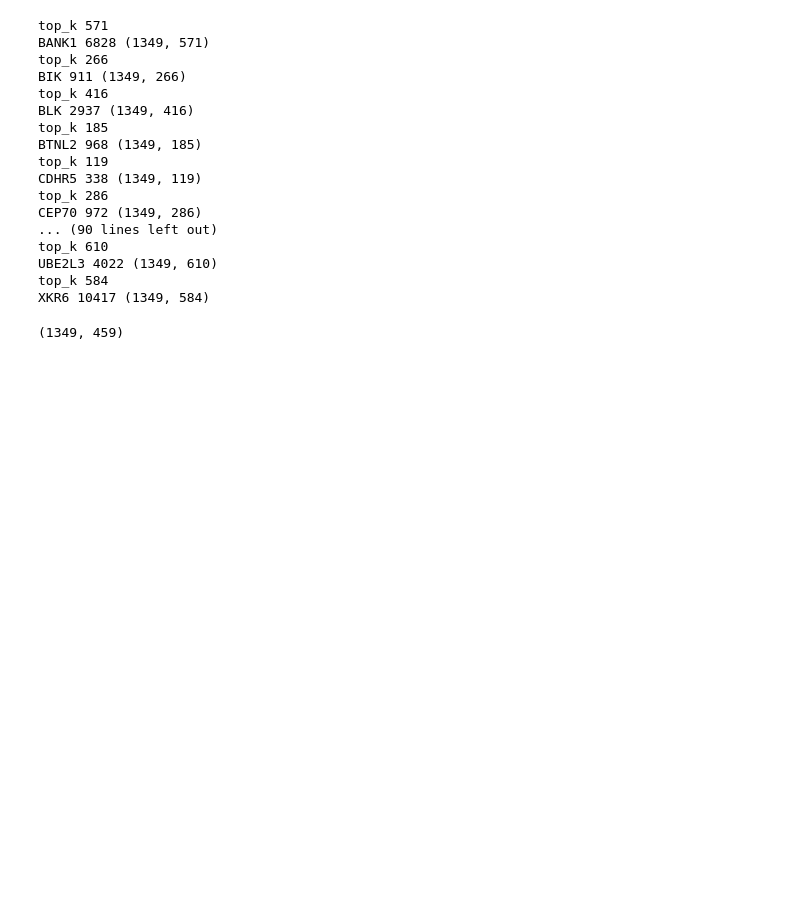
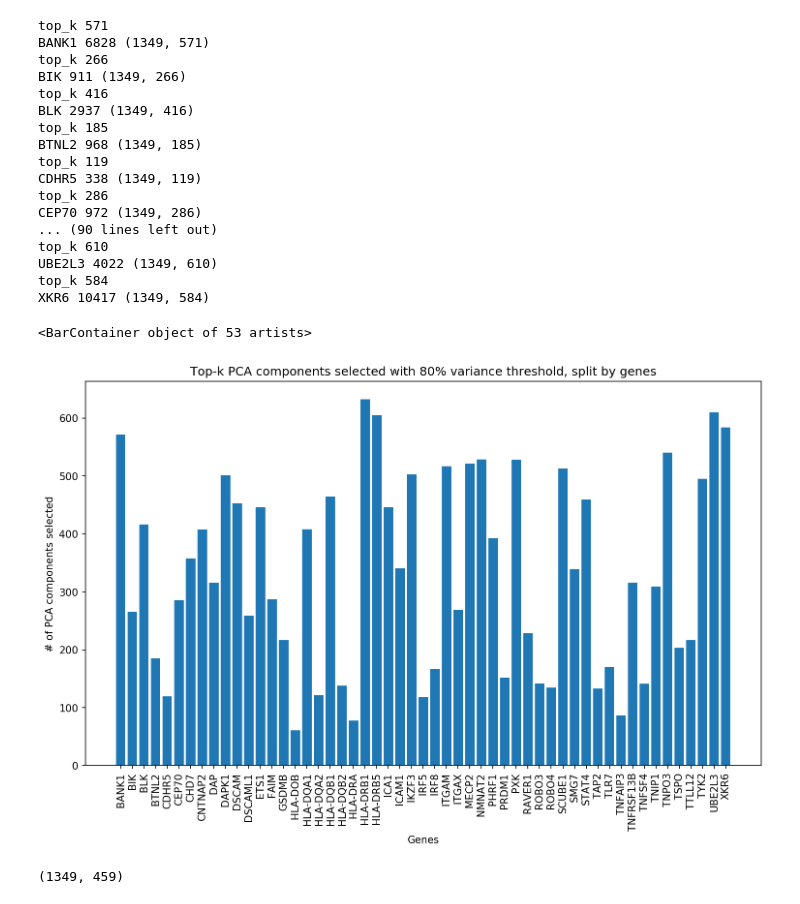
Before and after one commit to NCBI-Codeathons/SLEuth, a Jupyter notebook: notebooks/variants_PCA_feature_selection.ipynb, the cells around one changed output. Saved outputs shown, nothing was run; the diff lists cells and outputs as text; code cells hidden in the pictures; blank space fills up the shorter version.

Commit message:
uploaded a figure

```diff
--- a/notebooks/variants_PCA_feature_selection.ipynb
+++ b/notebooks/variants_PCA_feature_selection.ipynb
@@ -5,4 +5,4 @@ import numpy as np
 import pandas as pd
 import allel
 # %%
-vcf = allel.read_vcf("../data/raw/1349 sample and all 253k unfiltered SNPs.vcf")
+vcf = allel.read_vcf("../data/raw/1349 sample and all 253k unfiltered SNPs.vcf", )
@@ -13,8 +9,11 @@ dict_keys(['samples', 'calldata/GT', 'variants/ALT', 'variants/CHROM', 'variants
 # %%
 variants = np.char.array(vcf["variants/CHROM"].astype(str)) + ":" + np.char.array(vcf["variants/POS"].astype(str))
+# %%
+vcf_arr = vcf["calldata/GT"].astype("float")
+vcf_arr[vcf_arr == -1] = np.nan
 # %%
-mutations = vcf["calldata/GT"]
-mutations = np.abs(mutations)
+mutations = vcf_arr
+# mutations = np.abs(mutations)
 mutations = mutations.sum(axis=2)
 mutations = mutations.T
 mutations.shape
@@ -39 +38,4 @@ mutations_df
 1349 rows × 253708 columns
+# %%
+mutations_df.dropna(axis=1, thresh=200, inplace=True)
+mutations_df.shape
@@ -162,2 +167,14 @@ num_projections()
+# %%
+genes = list(pca_projs_by_gene.keys())
+num_top_components = [pca_projs_by_gene[gene].shape[1] for gene in genes]
+plt.figure(figsize=(12, 7), dpi=150)
+plt.title("Top-k PCA components selected with 80% variance threshold, split by genes")
+plt.xlabel("Genes")
+plt.xticks(rotation=90)
+plt.ylabel("# of PCA components selected")
+plt.bar(x=genes, height=num_top_components)
+# %% [output]
+<BarContainer object of 53 artists>
+[figure, added]
 # %%
 # Concatenate all projections into one matrix
```
Also changed, not shown: parts of 6 cells of this notebook, 1 other file.
